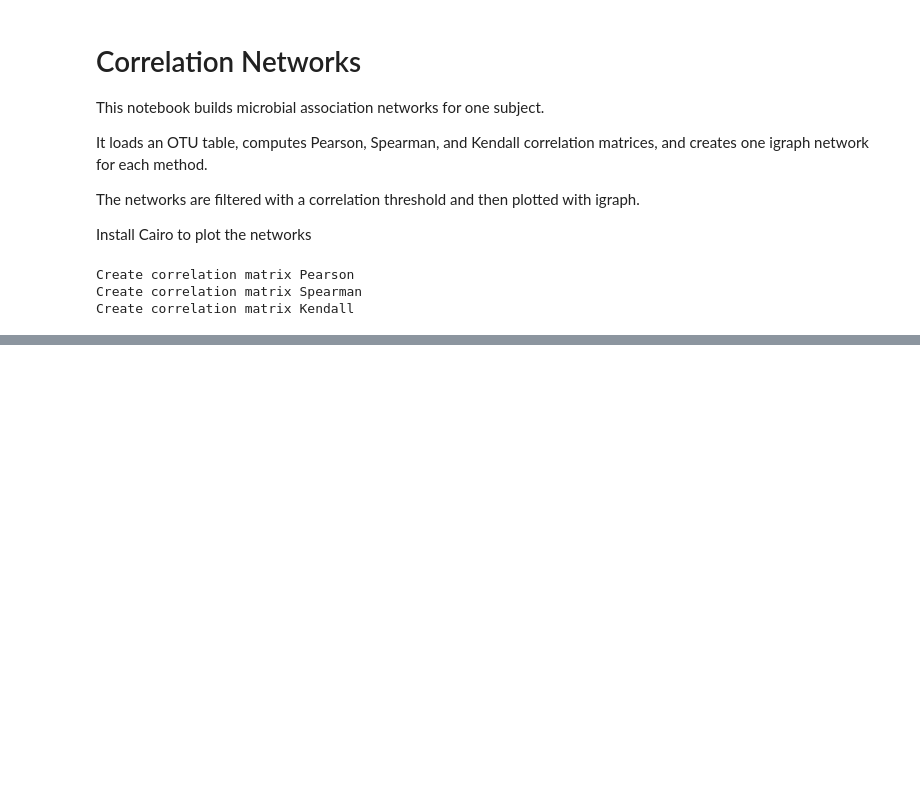
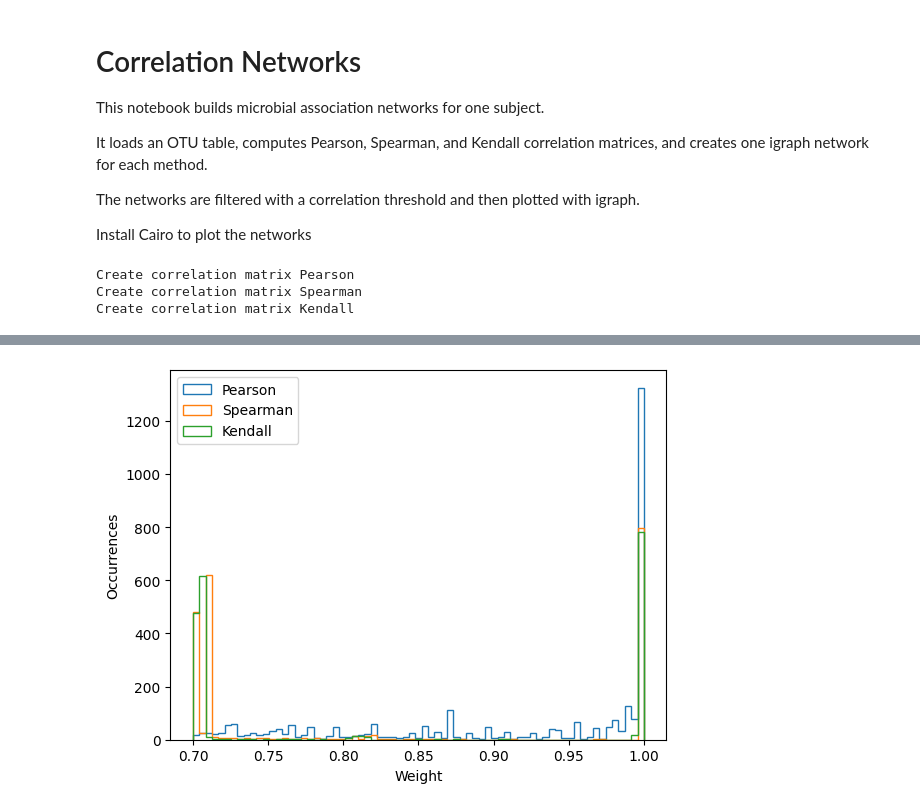
Before and after one commit to Sanniks/Metagenomes_Simulation, a Jupyter notebook: notebooks/Correlation_networks.ipynb, the cells around one changed output, grey strips where cells are left out. Cells and saved outputs as stored; diff of their text form; code cells hidden in the pictures; blank space fills up the shorter version.

```diff
--- a/notebooks/Correlation_networks.ipynb
+++ b/notebooks/Correlation_networks.ipynb
@@ -81,0 +158,50 @@ plot_network(G_kendall)
+# %%
+G_pearson_high_threshold = create_network_from_correlation_matrix(
+    A_pearson, threshold=0.7
+)
+G_spearman_high_threshold = create_network_from_correlation_matrix(
+    A_spearman, threshold=0.7
+)
+G_kendall_high_threshold = create_network_from_correlation_matrix(
+    A_kendall, threshold=0.7
+)
+# %%
+
+weights_pearson_high_threshold = np.asarray(
+    G_pearson_high_threshold.es["weight"], dtype=float
+)
+weights_spearman_high_threshold = np.asarray(
+    G_spearman_high_threshold.es["weight"], dtype=float
+)
+weights_kendall_high_threshold = np.asarray(
+    G_kendall_high_threshold.es["weight"], dtype=float
+)
+
+plt.hist(
+    weights_pearson_high_threshold,
+    bins=71,
+    range=(0.7, 1),
+    histtype="step",
+    label="Pearson",
+)
+plt.hist(
+    weights_spearman_high_threshold,
+    bins=71,
+    range=(0.7, 1),
+    histtype="step",
+    label="Spearman",
+)
+plt.hist(
+    weights_kendall_high_threshold,
+    bins=71,
+    range=(0.7, 1),
+    histtype="step",
+    label="Kendall",
+)
+
+plt.xlabel("Weight")
+plt.ylabel("Occurrences")
+plt.legend()
+plt.show()
+# %% [output]
+[figure, added]
```
Also changed, not shown: parts of 19 cells of this notebook.
